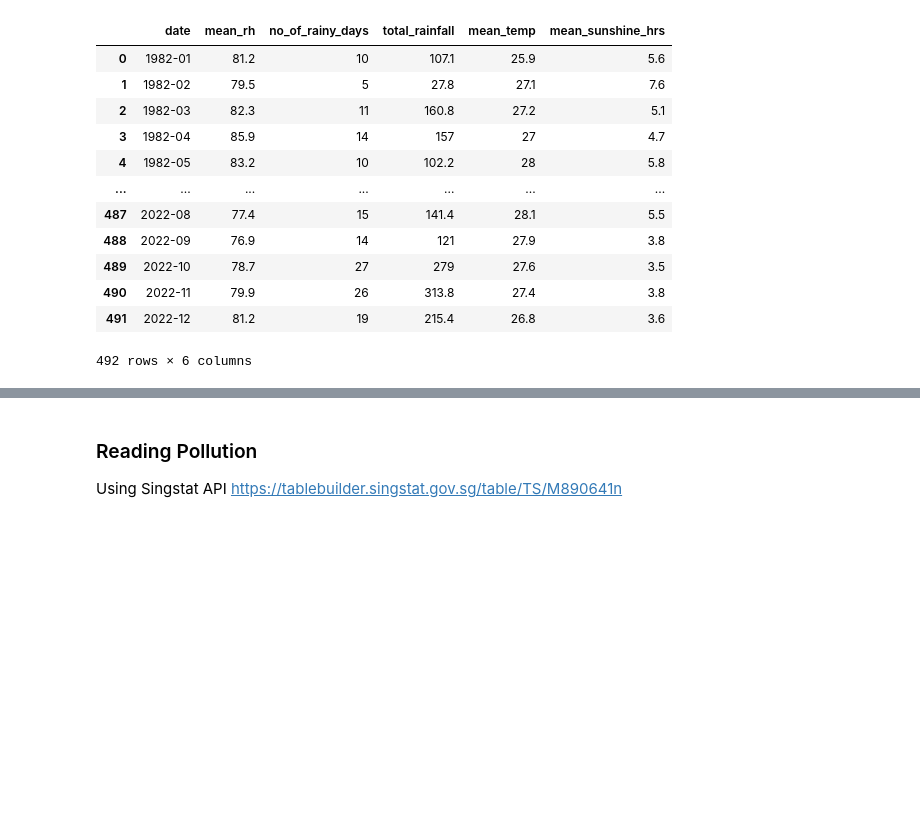
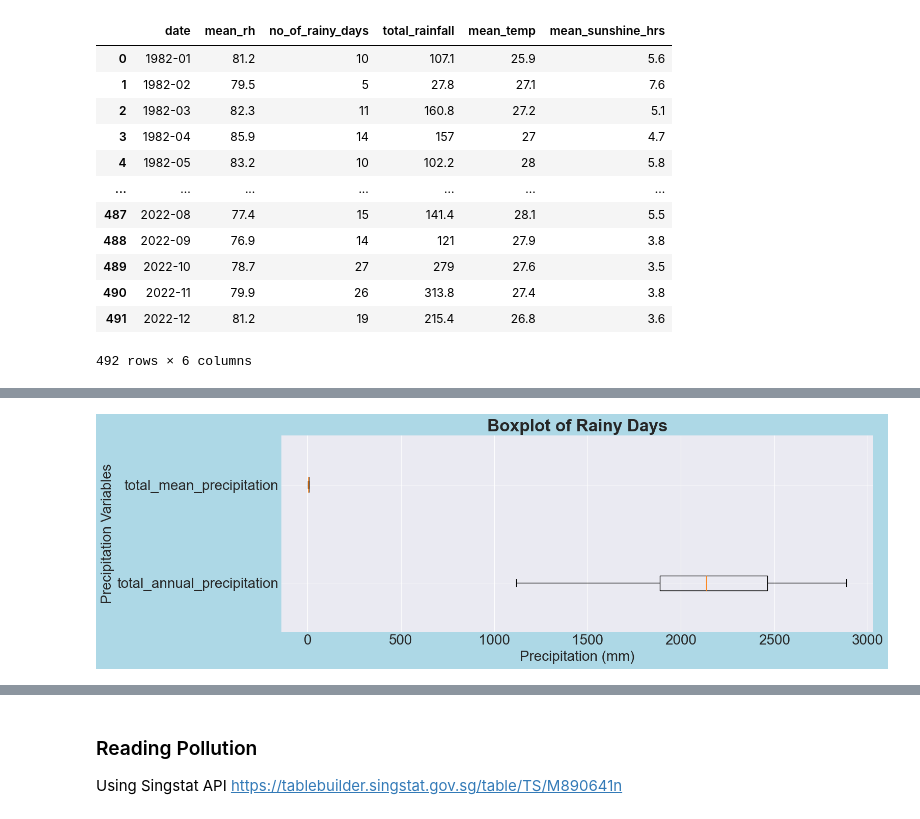
Before and after one commit to kaze-droid/SG-Environment-Analysis, a Jupyter notebook: main.ipynb, the cells around one changed output, grey strips where cells are left out. Saved outputs shown, nothing was run; the diff lists cells and outputs as text; code cells hidden in the pictures; blank space fills up the shorter version.

```diff
--- a/main.ipynb
+++ b/main.ipynb
@@ -123,0 +175,23 @@ display(meteorological)
+# %%
+# Plot the boxplots of precipitation horizontally
+fig = plt.figure(figsize=(15,5))
+ax = fig.add_subplot(111)
+ax.boxplot(meteorological.iloc[:,6:8], vert=False)
+ax.set_yticklabels(meteorological.columns[6:8])
+
+# Title
+plt.title("Boxplot of Precipitation")
+plt.rcParams.update({'font.size': 20})
+plt.title("Boxplot of Rainy Days", fontweight="bold")
+
+# Label the axes
+plt.xlabel("Precipitation (mm)")
+plt.ylabel("Precipitation Variables")
+
+# Style
+fig.set_facecolor("lightblue")
+plt.style.use('seaborn-v0_8-darkgrid')
+
+plt.show()
+# %% [output]
+[figure, added]
```
Also changed, not shown: parts of 30 cells of this notebook, 1 other file.
